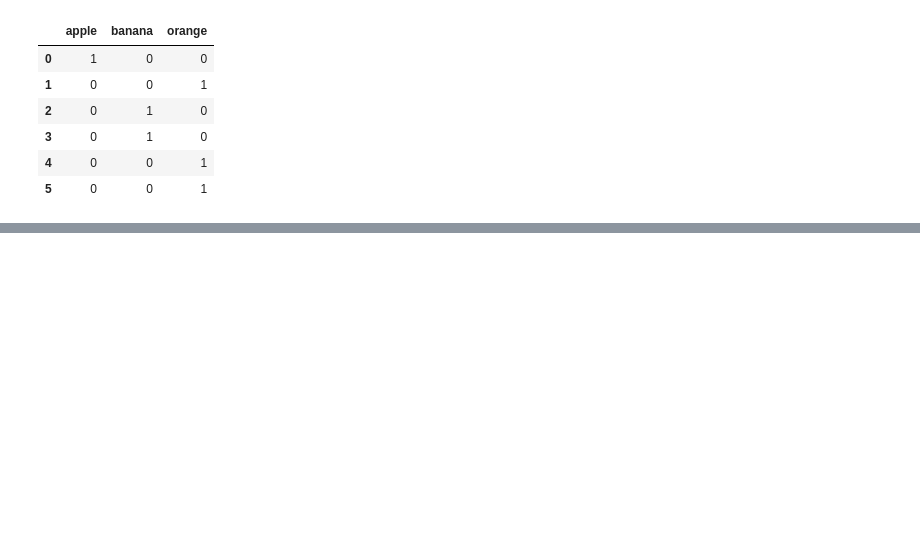
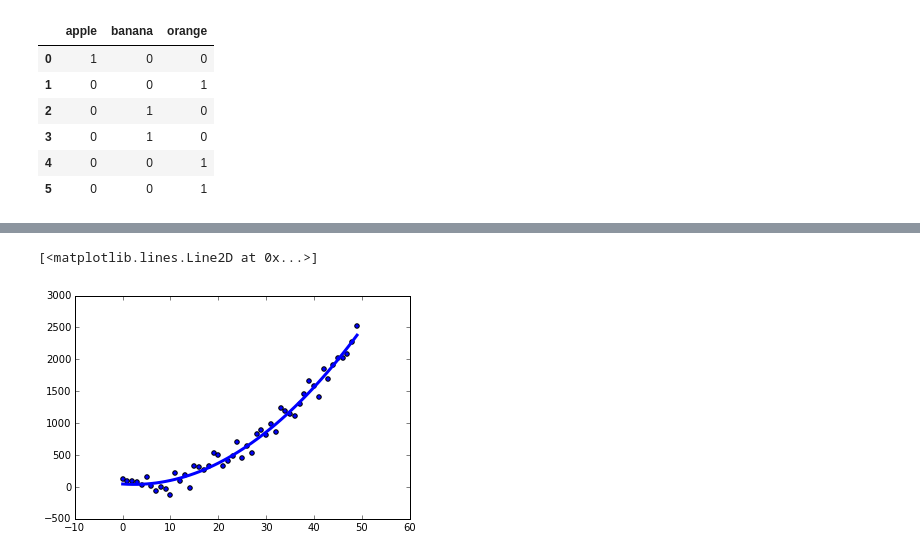
Before and after one commit to ejalonas/DAT_ATL_15, a Jupyter notebook: Notebooks/Linear Regression.ipynb, the cells around one changed output, grey strips where cells are left out. Saved outputs shown, nothing was run; the diff lists cells and outputs as text; code cells hidden in the pictures; blank space fills up the shorter version.

```diff
--- a/Notebooks/Linear Regression.ipynb
+++ b/Notebooks/Linear Regression.ipynb
@@ -310,0 +409,7 @@ plt.plot(x, results.fittedvalues, color='blue',linewidth=3)
+# %%
+p = np.polyfit(x, y, 2)
+plt.scatter(x,y)
+plt.plot(x, np.polyval(p,x), color='blue',linewidth=3)
+# %% [output]
+[<matplotlib.lines.Line2D at 0x...>]
+[figure, added]
```
Also changed, not shown: parts of 34 cells of this notebook, 2 other files.
